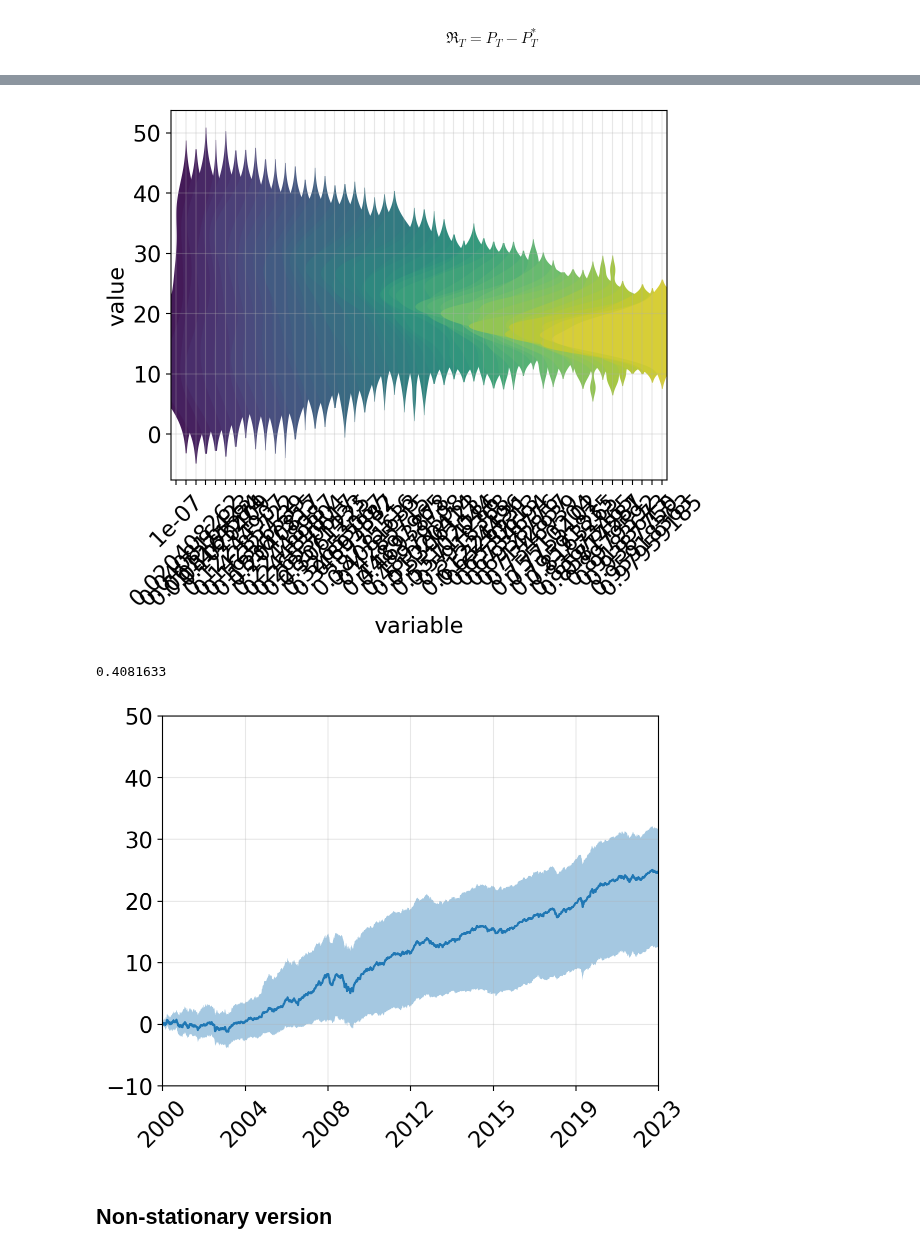
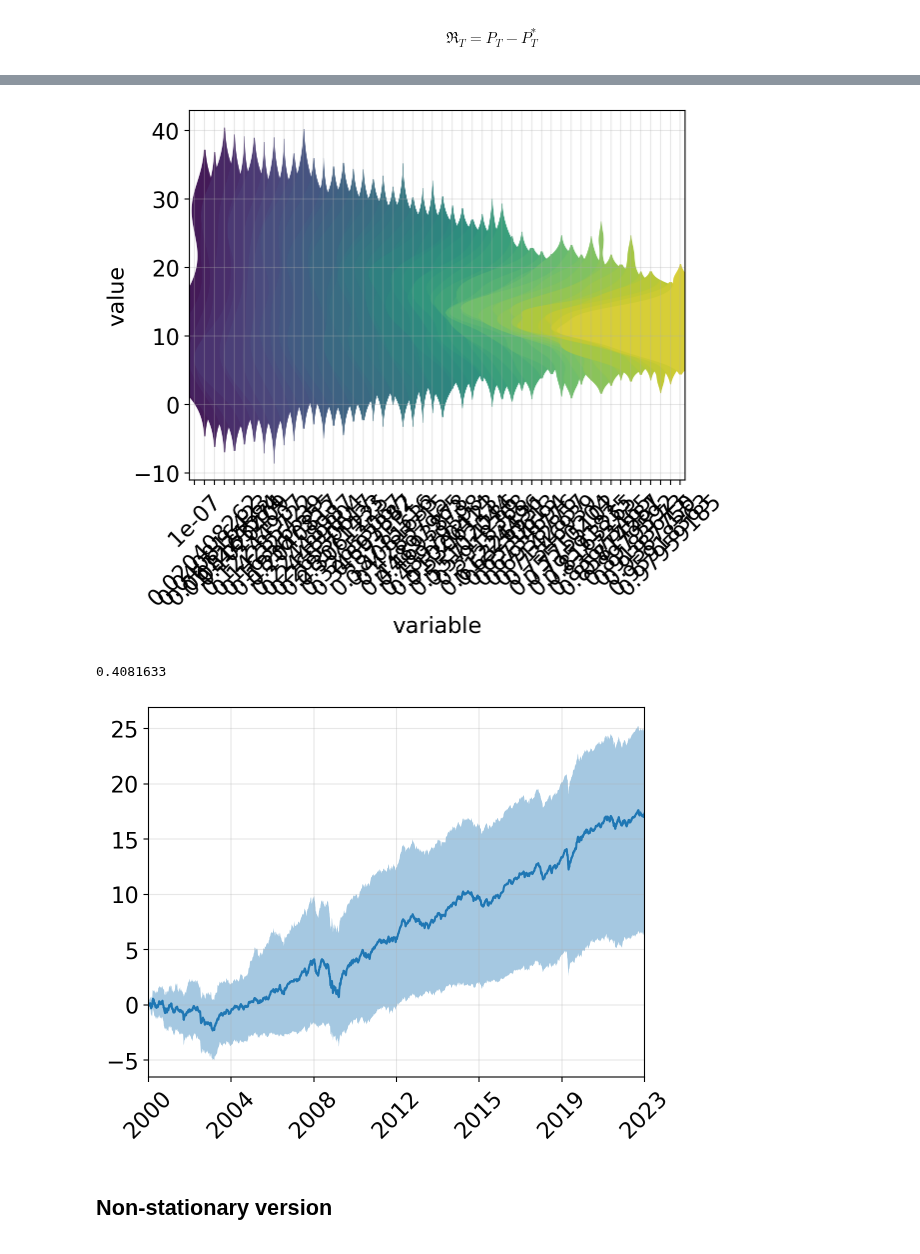
Before and after one commit to sapienzaio/online-ml-finance, a Jupyter notebook: 06-reinforcement-learning/epsilon-greedy-strategy.ipynb, the cells around one changed output, grey strips where cells are left out. Cells and saved outputs as stored; diff of their text form; code cells hidden in the pictures.

```diff
--- a/06-reinforcement-learning/epsilon-greedy-strategy.ipynb
+++ b/06-reinforcement-learning/epsilon-greedy-strategy.ipynb
@@ -60,7 +61,7 @@ config = {
     "includeAdjustedClose": "true"
 }
 # %%
-assets = ["JPM", "AAPL", "SHEL", "WMT", "KO"]
+assets = ["JPM", "AAPL", "SHEL", "WMT", "KO", "HD"]
 # %%
 datasets = {}
 for asset in assets:
@@ -89,0 +83,5 @@ returns = jnp.array(returns.to_numpy())
+# %%
+returns = np.log1p(datasets.pct_change(5)).dropna()
+returns = jnp.array(returns.to_numpy())
+n_steps, _ = returns.shape
+timesteps = np.arange(n_steps)
@@ -190,4 +194,4 @@ plt.grid(alpha=0.3)
 plt.xticks(rotation=45);
 # plt.savefig("stationary-bandit-mean.pdf")
 # %% [output]
-[figure, old version]
+[figure, new version]
@@ -197,22 +198,21 @@ timesteps = np.arange(n_steps)
 # %%
 ix = 20
 print(epsilon_values[ix])
 plt.plot(
     np.percentile(epsilon_greedy_cumsum[:, :, ix], 50, axis=0)
 )
 
 lbound = np.percentile(epsilon_greedy_cumsum[:, :, ix], 5, axis=0)
 ubound = np.percentile(epsilon_greedy_cumsum[:, :, ix], 95, axis=0)
 
-plt.ylim(-10, 50)
 plt.fill_between(timesteps, lbound, ubound, alpha=0.4)
 plt.grid(alpha=0.3)
 vals, _ = plt.xticks()
 ticks = vals / 6000 * 23 + 2000
 plt.xticks(vals, ticks.round().astype(int), rotation=45);
 plt.xlim(0, 6000);
 # %% [output]
 0.4081633
-[figure, old version]
+[figure, new version]
 # %% [markdown]
 ## Non-stationary version
```
Also changed, not shown: parts of 22 cells of this notebook.
